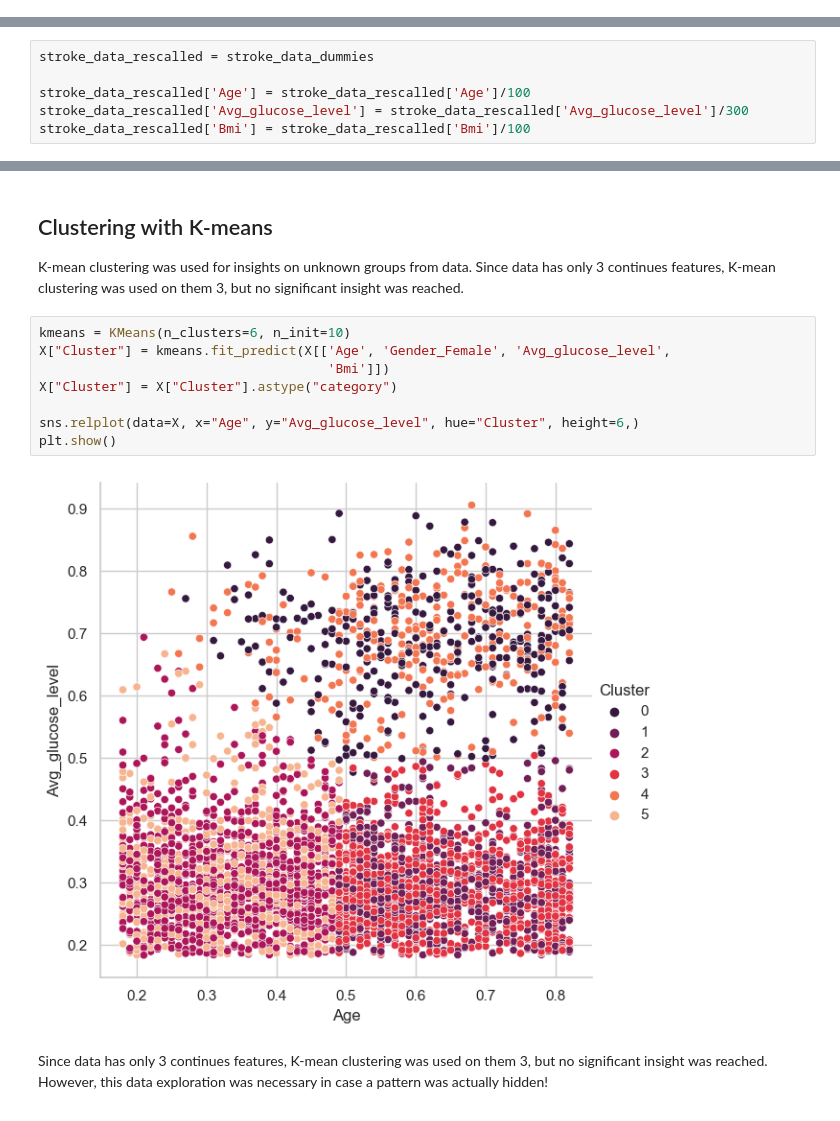
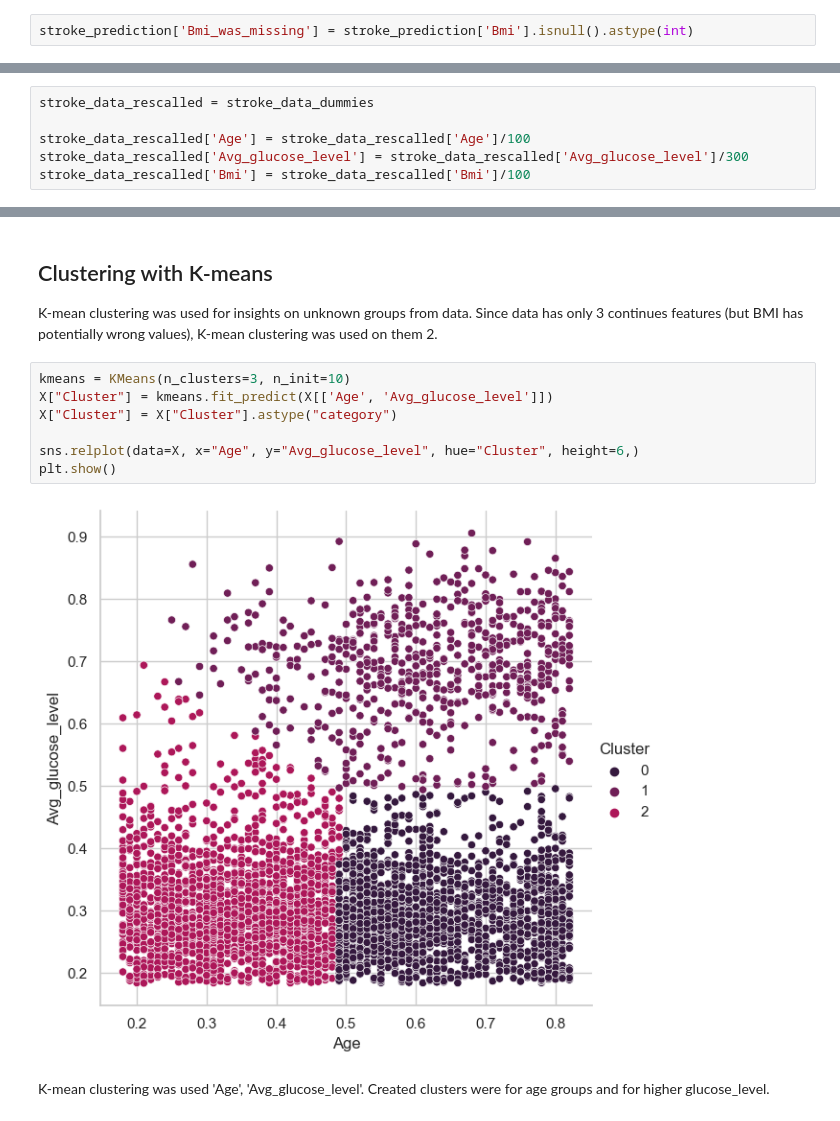
Before and after one commit to Padebeselis/Stroke_Prediction, a Jupyter notebook: EDA.ipynb, the cells around one changed output, grey strips where cells are left out. Saved outputs shown, nothing was run; the diff lists cells and outputs as text.

```diff
--- a/EDA.ipynb
+++ b/EDA.ipynb
@@ -77,3 +79,5 @@ stroke_prediction[stroke_prediction['Bmi'].isnull()].shape
+# %%
+stroke_prediction['Bmi_was_missing'] = stroke_prediction['Bmi'].isnull().astype(int)
 # %% [markdown]
 * Features have the expected datatypes, except age (which will be converted to integer)
 # %%
@@ -498,18 +534,17 @@ plt.show()
 # %% [markdown]
 ## Clustering with K-means
-K-mean clustering was used for insights on unknown groups from data. Since data has only 3 continues features, K-mean clustering was used on them 3, but no significant insight was reached.
+K-mean clustering was used for insights on unknown groups from data. Since data has only 3 continues features (but BMI has potentially wrong values), K-mean clustering was used on them 2.
 # %%
-kmeans = KMeans(n_clusters=6, n_init=10)
-X["Cluster"] = kmeans.fit_predict(X[['Age', 'Gender_Female', 'Avg_glucose_level',
-                                     'Bmi']])
+kmeans = KMeans(n_clusters=3, n_init=10)
+X["Cluster"] = kmeans.fit_predict(X[['Age', 'Avg_glucose_level']])
 X["Cluster"] = X["Cluster"].astype("category")
 
 sns.relplot(data=X, x="Age", y="Avg_glucose_level", hue="Cluster", height=6,)
 plt.show()
 # %% [output]
-[figure, old version]
+[figure, new version]
-# %% [markdown]
-Since data has only 3 continues features, K-mean clustering was used on them 3, but no significant insight was reached. However, this data exploration was necessary in case a pattern was actually hidden!
+# %% [markdown]
+K-mean clustering was used 'Age', 'Avg_glucose_level'. Created clusters were for age groups and for higher glucose_level.
 # %% [markdown]
 # Conclusion:
 
```
Also changed, not shown: parts of 15 cells of this notebook, 5 other files.
